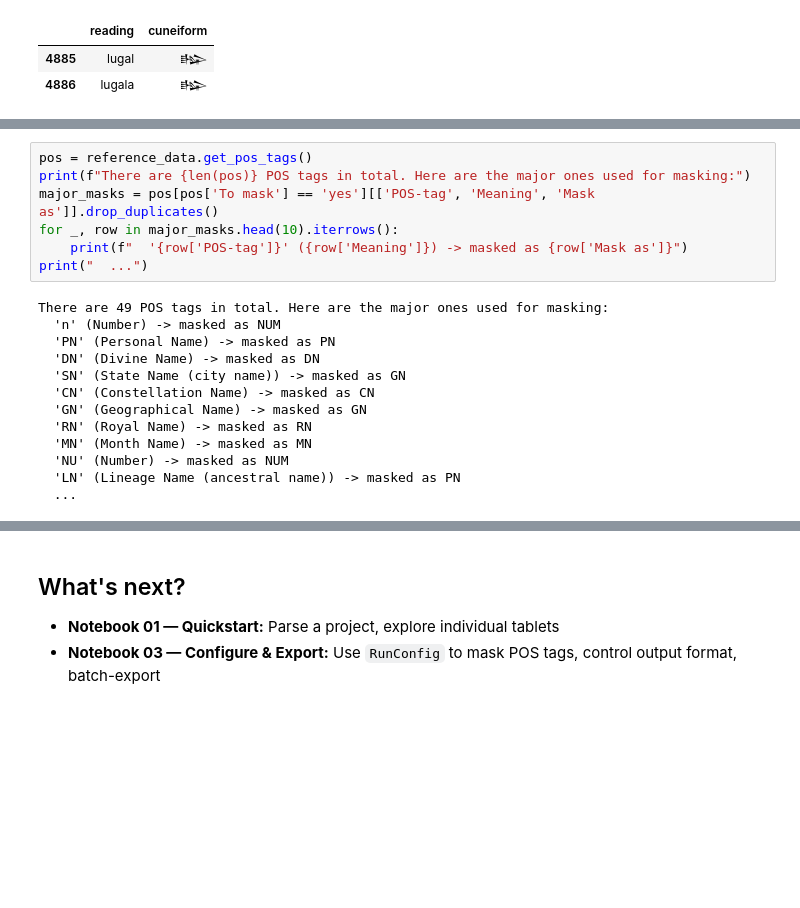
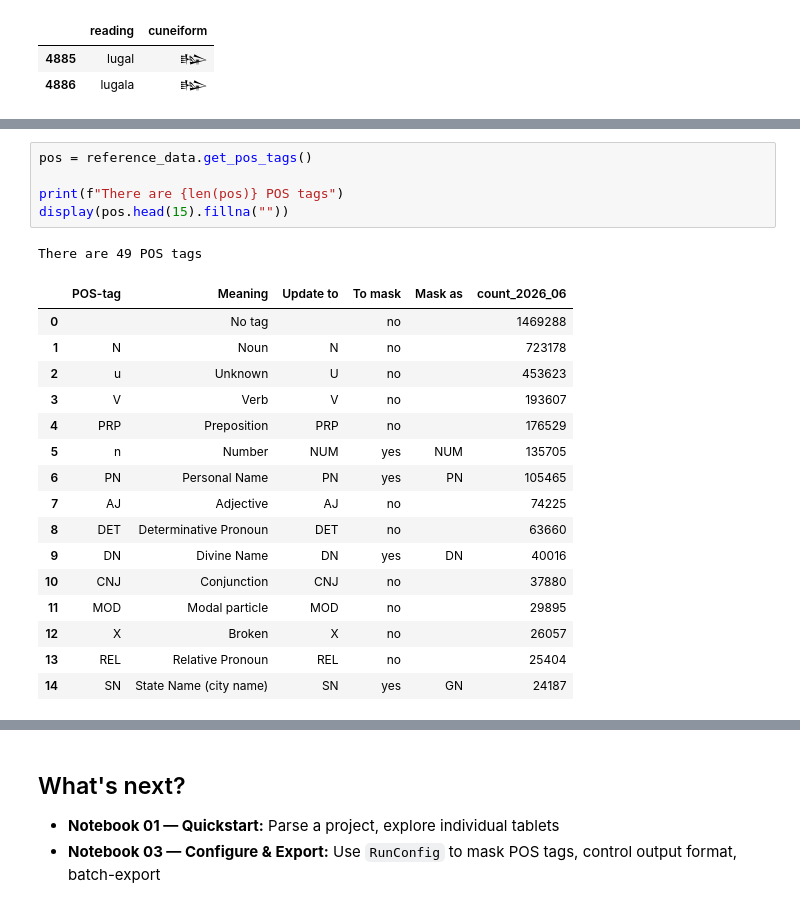
Before and after one commit to shaharspencer/oracc-parser, a Jupyter notebook: notebooks/04_reference_data.ipynb, the cells around one changed output, grey strips where cells are left out. Drawn from its saved outputs; the diff is of its cells as text; blank space fills up the shorter version.

```diff
--- a/notebooks/04_reference_data.ipynb
+++ b/notebooks/04_reference_data.ipynb
@@ -272,20 +292,23 @@ We presaved a table linking each tag to its human-readable meaning, as well as a
 # %%
 pos = reference_data.get_pos_tags()
-print(f"There are {len(pos)} POS tags in total. Here are the major ones used for masking:")
-major_masks = pos[pos['To mask'] == 'yes'][['POS-tag', 'Meaning', 'Mask as']].drop_duplicates()
-for _, row in major_masks.head(10).iterrows():
-    print(f"  '{row['POS-tag']}' ({row['Meaning']}) -> masked as {row['Mask as']}")
-print("  ...")
+
+print(f"There are {len(pos)} POS tags")
+display(pos.head(15).fillna(""))
 # %% [output]
-There are 49 POS tags in total. Here are the major ones used for masking:
-  'n' (Number) -> masked as NUM
-  'PN' (Personal Name) -> masked as PN
-  'DN' (Divine Name) -> masked as DN
-  'SN' (State Name (city name)) -> masked as GN
-  'CN' (Constellation Name) -> masked as CN
-  'GN' (Geographical Name) -> masked as GN
-  'RN' (Royal Name) -> masked as RN
-  'MN' (Month Name) -> masked as MN
-  'NU' (Number) -> masked as NUM
-  'LN' (Lineage Name (ancestral name)) -> masked as PN
-  ...
+There are 49 POS tags
+|  | POS-tag | Meaning | Update to | To mask | Mask as | count_2026_06 |
+| 0 |  | No tag |  | no |  | 1469288 |
+| 1 | N | Noun | N | no |  | 723178 |
+| 2 | u | Unknown | U | no |  | 453623 |
+| 3 | V | Verb | V | no |  | 193607 |
+| 4 | PRP | Preposition | PRP | no |  | 176529 |
+| 5 | n | Number | NUM | yes | NUM | 135705 |
+| 6 | PN | Personal Name | PN | yes | PN | 105465 |
+| 7 | AJ | Adjective | AJ | no |  | 74225 |
+| 8 | DET | Determinative Pronoun | DET | no |  | 63660 |
+| 9 | DN | Divine Name | DN | yes | DN | 40016 |
+| 10 | CNJ | Conjunction | CNJ | no |  | 37880 |
+| 11 | MOD | Modal particle | MOD | no |  | 29895 |
+| 12 | X | Broken | X | no |  | 26057 |
+| 13 | REL | Relative Pronoun | REL | no |  | 25404 |
+| 14 | SN | State Name (city name) | SN | yes | GN | 24187 |
```
Also changed, not shown: parts of 11 cells of this notebook.
